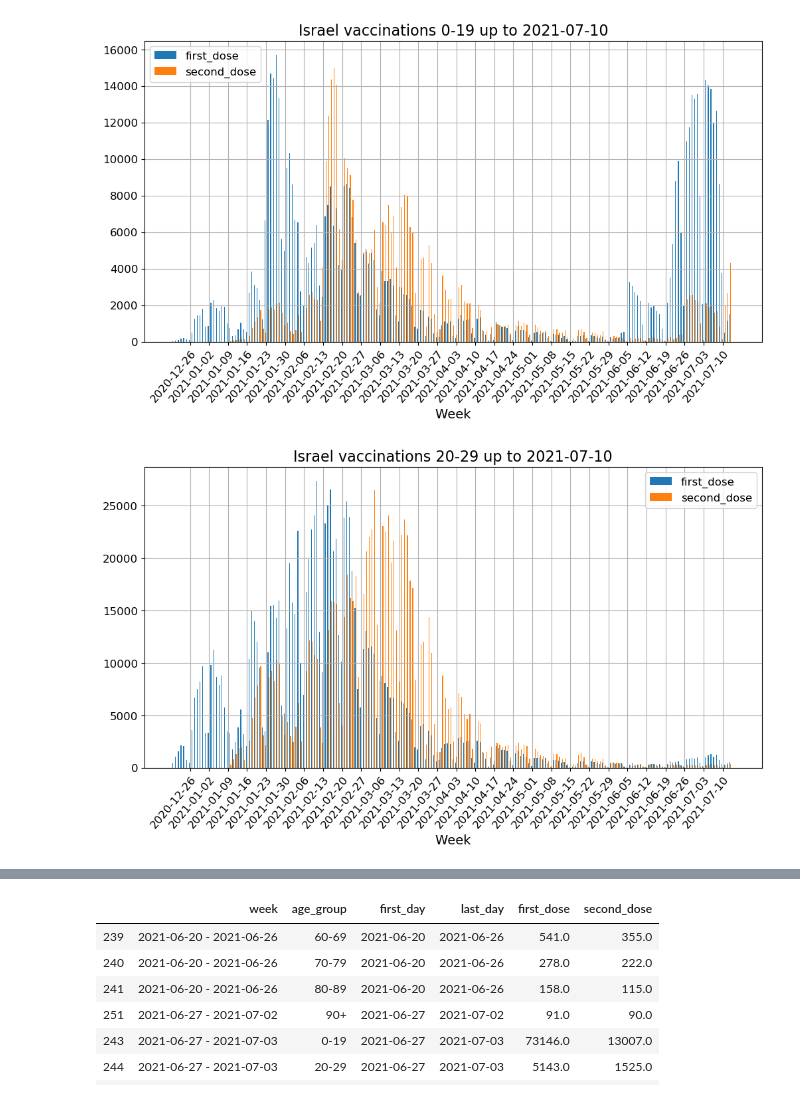
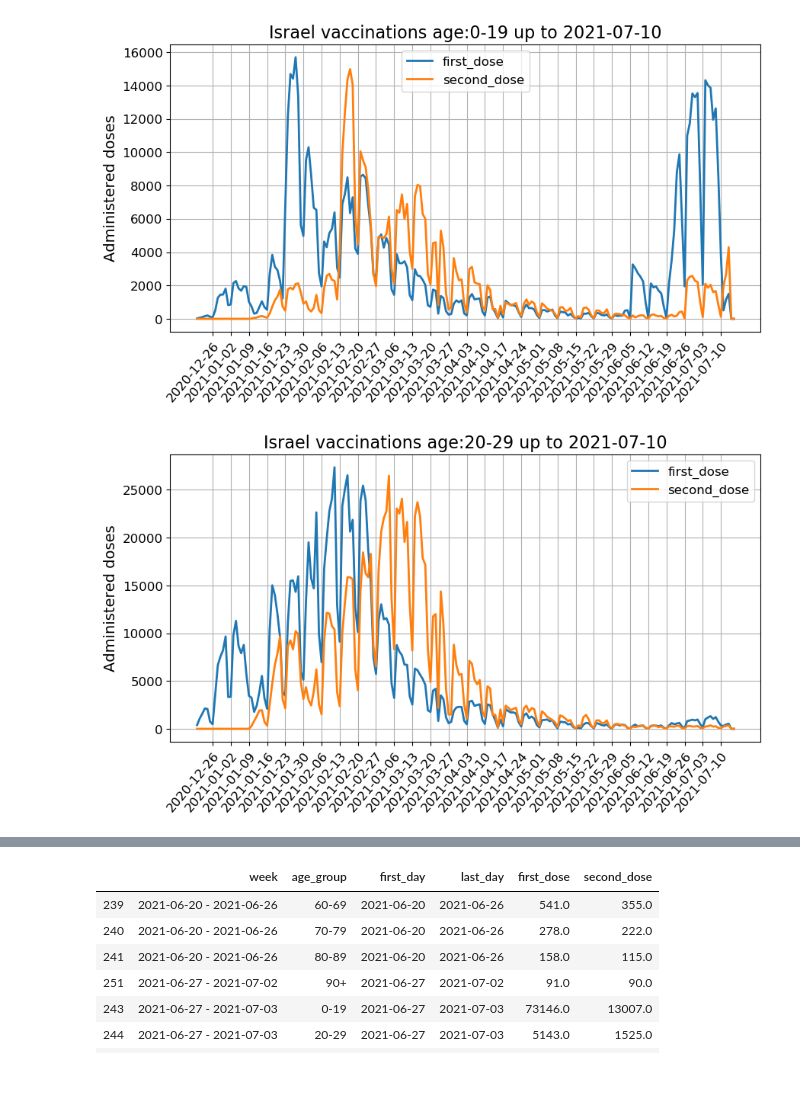
Before and after one commit to MANTO71/covid19, a Jupyter notebook: Israel/vaccine_efficacy_IL.ipynb, the cells around one changed output, grey strips where cells are left out. Drawn from its saved outputs; the diff is of its cells as text; code cells hidden in the pictures.

Commit message:
remove plots

```diff
--- a/Israel/vaccine_efficacy_IL.ipynb
+++ b/Israel/vaccine_efficacy_IL.ipynb
@@ -39,0 +49,4 @@ last_day=str(np.max(df["last_day"]))
+# %%
+print("Creating plot folder")
+plot_folder = f"./plots/{last_day}"
+subprocess.run(f"mkdir -p {plot_folder}", shell=True)
@@ -45,5 +61,7 @@ print(types)
 # %%
-df_hos = df[df.type_of_event=="Hospitalization"].groupby(["first_day", "last_day"]).agg(
+df_events = {}
+for event in types:
+    df_events[event] = df[df.type_of_event==event].groupby(["first_day", "last_day"]).agg(
         vax_1st_dose=("event_1st_dose","sum"),
         vax_2nd_dose=("event_2nd_dose","sum"),
         no_vax=("event_no_vax","sum"),
@@ -135,5 +166,5 @@ df_death_age = df[df.type_of_event=="Death"].groupby(["first_day", "last_day"]).
 df_vax_age = pd.read_csv("./data/vaccinated-per-day-2021-07-13.csv")
 # %%
 df_vax_age["week"] = ((pd.to_datetime(df_vax_age["VaccinationDate"]) - pd.to_datetime("2020-12-20")).dt.days / 7).astype(int)
-df_vax_age["first_dose"] = df_vax_age["first_dose"].apply(lambda x: int(x.replace("<","")))
-df_vax_age["second_dose"] = df_vax_age["second_dose"].apply(lambda x: int(x.replace("<","")))
+df_vax_age["first_dose"] = df_vax_age["first_dose"].apply(lambda x: int(x.replace("<","")) - 1 if "<" in x else int(x))
+df_vax_age["second_dose"] = df_vax_age["second_dose"].apply(lambda x: int(x.replace("<","")) - 1 if "<" in x else int(x))
@@ -142,7 +191,8 @@ min_yyyy_mm_dd = datetime.strptime(np.min(df_vax_age["VaccinationDate"]),"%Y-%m-
 max_yyyy_mm_dd = datetime.strptime(np.max(df_vax_age["VaccinationDate"]),"%Y-%m-%d")
 
 all_yyy_mm_dd = pd.DataFrame([str(i.date()) for i in pd.date_range(min_yyyy_mm_dd, max_yyyy_mm_dd+timedelta(days=1),freq='d')], columns=["VaccinationDate"])
-all_age_groups = pd.DataFrame(df_vax_age["age_group"].unique(),columns=["age_group"])
+age_groups = df_vax_age["age_group"].unique()
+all_age_groups = pd.DataFrame(age_groups,columns=["age_group"])
 # %%
 all_yyy_mm_dd["key"]=0
 all_age_groups["key"]=0
@@ -176,21 +243,21 @@ df_vax_age.tail(100)
 # %%
 for age in age_groups:
     createXYPlot(df_vax_age[df_vax_age.age_group==age],
              y=["first_dose","second_dose"],
              today="",
-             plots_folder="./plots",
+             plots_folder=plot_folder,
              x="VaccinationDate",
              linewidth=2,
-             startDate="2020-12-01",
-             daysInterval=7,
-             bar=True,
+             start_date="2020-12-01",
+             days_interval=7,
+             bar=False,
              alpha=1,
-             barWidth=0.3,
-             barStart=[-1,0,1],
-             title=f"Israel vaccinations {age} up to {last_week}",
-             xtitle="Week",
-             savename=f"vaccinations_isr_{age}_{last_week}"
+             bar_width=0.3,
+             bar_start=[-1,0,1],
+             title=f"Israel vaccinations age:{age} up to {last_day}",
+             savename=f"Israel_vaccinations_{age}",
+             ytitle="Administered doses"
             )
 # %% [output]
-[figure, old version]
+[figure, new version]
-[figure, old version]
+[figure, new version]
```
Also changed, not shown: parts of 27 cells of this notebook, 33 other files.
